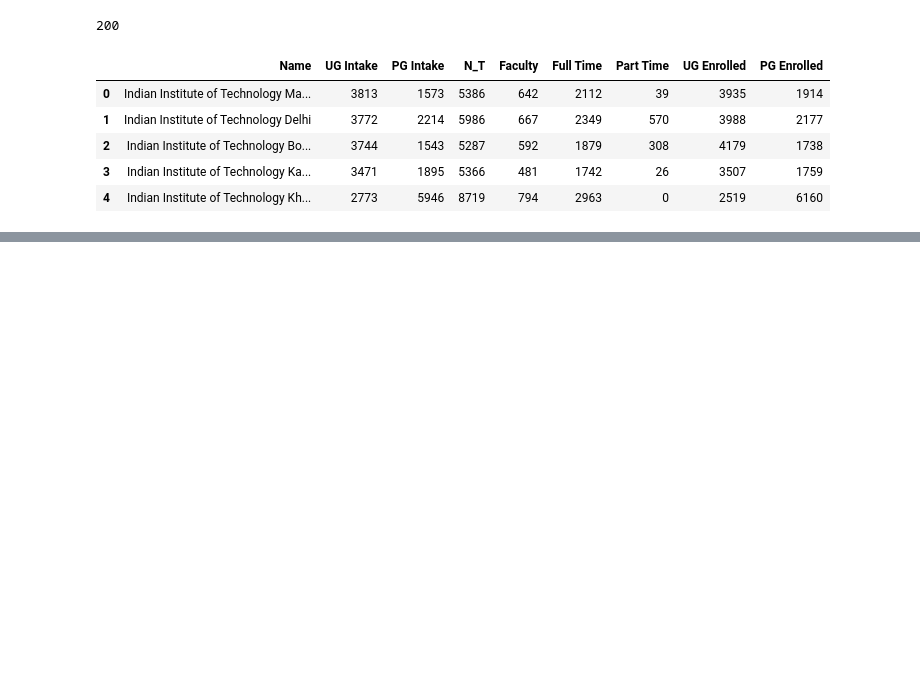
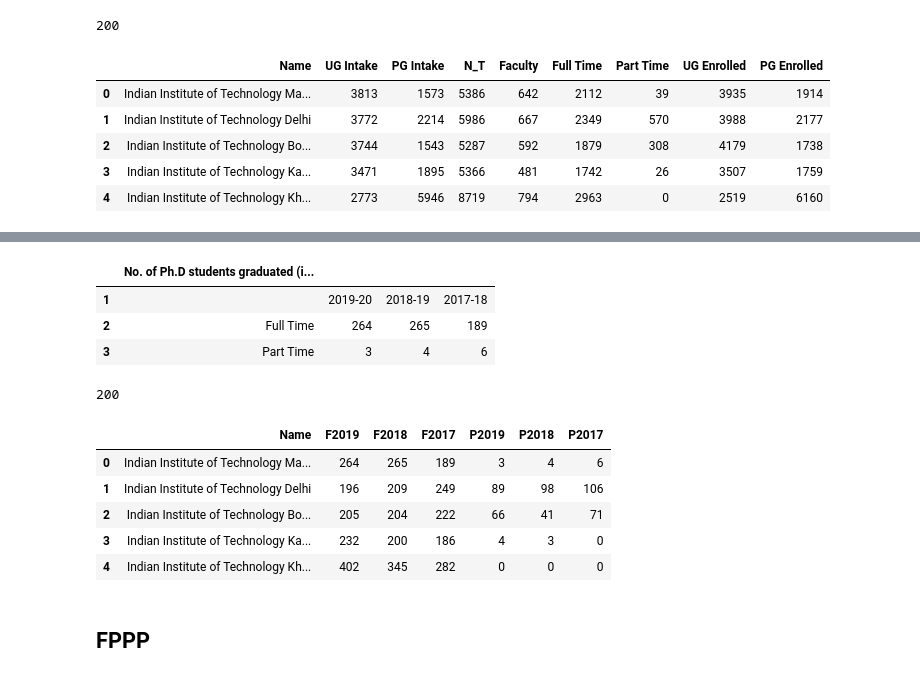
Before and after one commit to krishnaagarwal2001/Analysis-of-NIRF-Ranking, a Jupyter notebook: Data.ipynb, the cells around one changed output, grey strips where cells are left out. Cells and saved outputs as stored; diff of their text form; code cells hidden in the pictures; blank space fills up the shorter version.

```diff
--- a/Data.ipynb
+++ b/Data.ipynb
@@ -387,0 +547,4 @@ Data.to_csv('Data_Engineering_2021.csv',index=False)
+# %%
+GPHD=pd.DataFrame()
+GPHD['Name']=Engineering_2021_pdf['Name']
+GPHD.head()
@@ -387,0 +558,7 @@ Data.to_csv('Data_Engineering_2021.csv',index=False)
+# %%
+Engineering_2021_pdf['Data'][0][7]
+# %% [output]
+|  | No. of Ph.D students graduated (i... |  |  |  |
+| 1 |  | 2019-20 | 2018-19 | 2017-18 |
+| 2 | Full Time | 264 | 265 | 189 |
+| 3 | Part Time | 3 | 4 | 6 |
@@ -387,0 +572,30 @@ Data.to_csv('Data_Engineering_2021.csv',index=False)
+# %%
+for i in range(len(Engineering_2021_pdf['Data'])):
+    for k in range(len(Engineering_2021_pdf['Data'][i])):
+        if(Engineering_2021_pdf['Data'][i][k].columns.values[0]=='No. of Ph.D students graduated (including Integrated Ph.D)'
+):
+#             print(Engineering_2021_pdf['Data'][i][k])
+            F2019.append(int(Engineering_2021_pdf['Data'][i][k].iloc[1][1]))
+            F2018.append(int(Engineering_2021_pdf['Data'][i][k].iloc[1][2]))
+            F2017.append(int(Engineering_2021_pdf['Data'][i][k].iloc[1][3]))
+
+            P2019.append(int(Engineering_2021_pdf['Data'][i][k].iloc[2][1]))
+            P2018.append(int(Engineering_2021_pdf['Data'][i][k].iloc[2][2]))
+            P2017.append(int(Engineering_2021_pdf['Data'][i][k].iloc[2][3]))
+#     break
+print(len(P2019))
+GPHD['F2019']=F2019
+GPHD['F2018']=F2018
+GPHD['F2017']=F2017
+GPHD['P2019']=P2019
+GPHD['P2018']=P2018
+GPHD['P2017']=P2017
+GPHD.head()
+# %% [output]
+200
+|  | Name | F2019 | F2018 | F2017 | P2019 | P2018 | P2017 |
+| 0 | Indian Institute of Technology Ma... | 264 | 265 | 189 | 3 | 4 | 6 |
+| 1 | Indian Institute of Technology Delhi | 196 | 209 | 249 | 89 | 98 | 106 |
+| 2 | Indian Institute of Technology Bo... | 205 | 204 | 222 | 66 | 41 | 71 |
+| 3 | Indian Institute of Technology Ka... | 232 | 200 | 186 | 4 | 3 | 0 |
+| 4 | Indian Institute of Technology Kh... | 402 | 345 | 282 | 0 | 0 | 0 |
@@ -387,0 +604,2 @@ Data.to_csv('Data_Engineering_2021.csv',index=False)
+# %% [markdown]
+## FPPP
```
Also changed, not shown: parts of 32 cells of this notebook, 28 other files.
